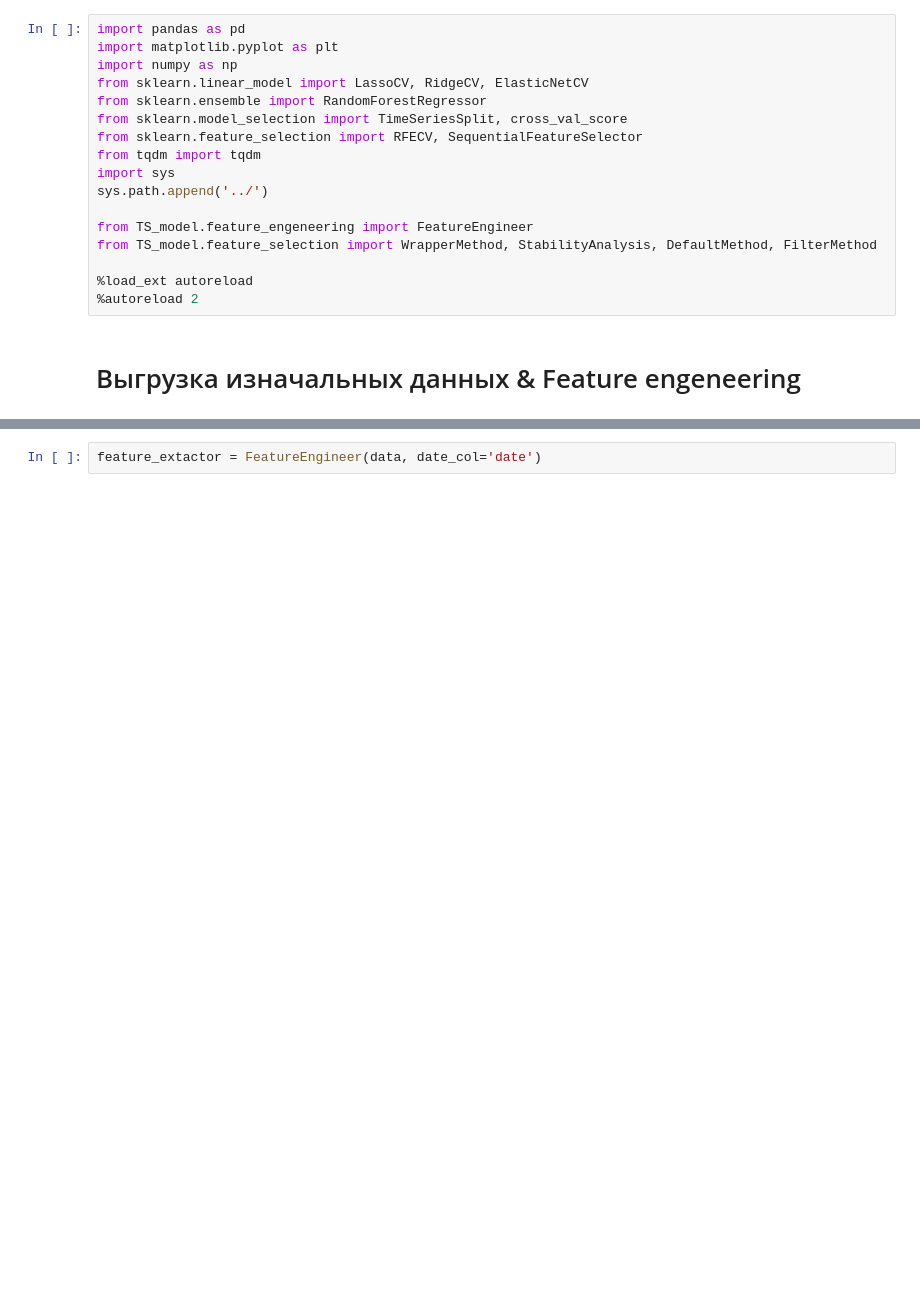
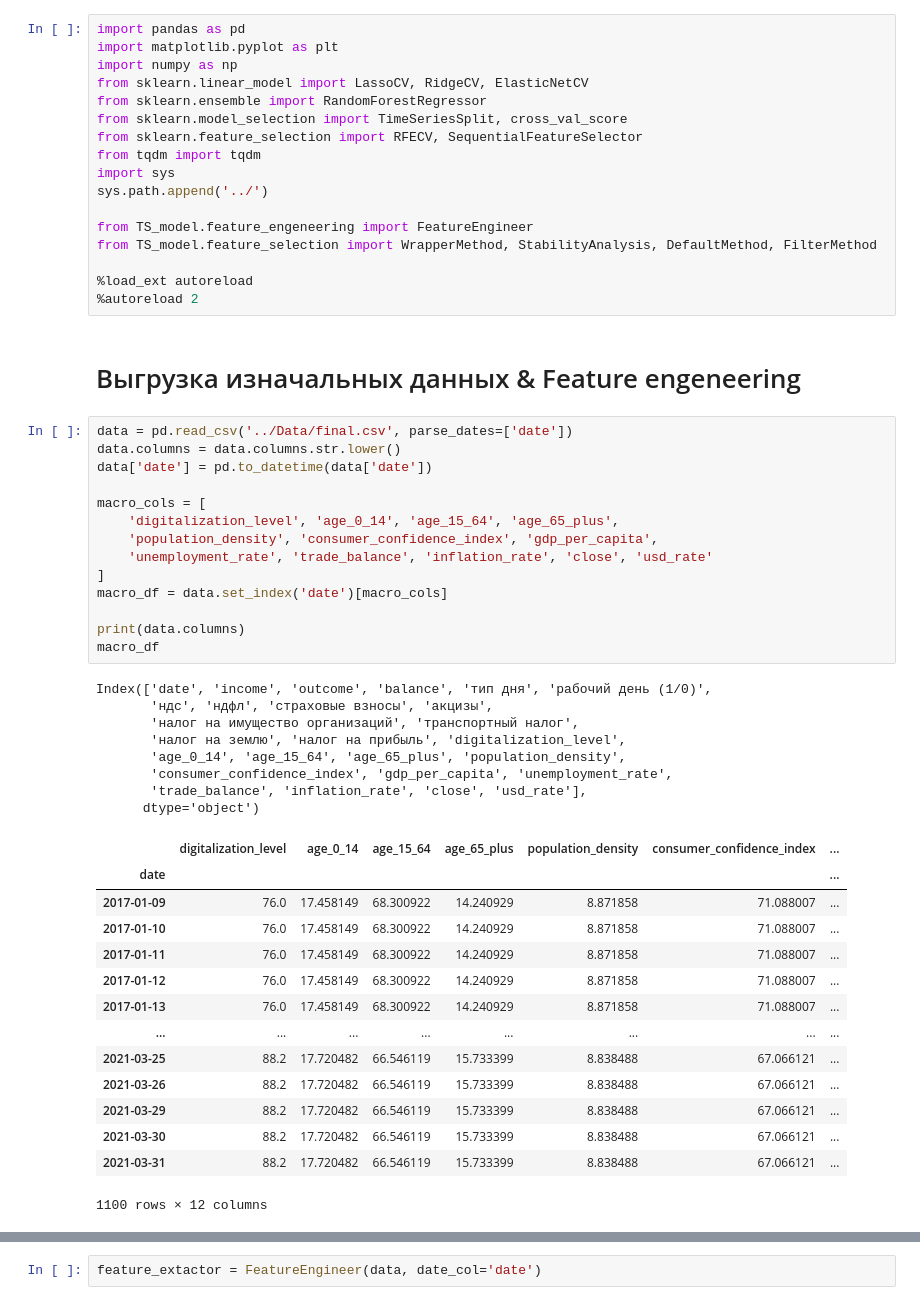
Before and after one commit to polyson28/TS_project, a Jupyter notebook: notebooks/feature_selection.ipynb, the cells around one changed output, grey strips where cells are left out. Cells and saved outputs as stored; diff of their text form; blank space fills up the shorter version.

```diff
--- a/notebooks/feature_selection.ipynb
+++ b/notebooks/feature_selection.ipynb
@@ -17,4 +17,41 @@ from TS_model.feature_selection import WrapperMethod, StabilityAnalysis, Default
 %autoreload 2
 # %% [markdown]
 # Выгрузка изначальных данных & Feature engeneering
+# %%
+data = pd.read_csv('../Data/final.csv', parse_dates=['date'])
+data.columns = data.columns.str.lower()
+data['date'] = pd.to_datetime(data['date'])
+
+macro_cols = [
+    'digitalization_level', 'age_0_14', 'age_15_64', 'age_65_plus',
+    'population_density', 'consumer_confidence_index', 'gdp_per_capita',
+    'unemployment_rate', 'trade_balance', 'inflation_rate', 'close', 'usd_rate'
+]
+macro_df = data.set_index('date')[macro_cols]
+
+print(data.columns)
+macro_df
+# %% [output]
+Index(['date', 'income', 'outcome', 'balance', 'тип дня', 'рабочий день (1/0)',
+       'ндс', 'ндфл', 'страховые взносы', 'акцизы',
+       'налог на имущество организаций', 'транспортный налог',
+       'налог на землю', 'налог на прибыль', 'digitalization_level',
+       'age_0_14', 'age_15_64', 'age_65_plus', 'population_density',
+       'consumer_confidence_index', 'gdp_per_capita', 'unemployment_rate',
+       'trade_balance', 'inflation_rate', 'close', 'usd_rate'],
+      dtype='object')
+|  | digitalization_level | age_0_14 | age_15_64 | age_65_plus | population_density | consumer_confidence_index | ... |
+| date |  |  |  |  |  |  | ... |
+| 2017-01-09 | 76.0 | 17.458149 | 68.300922 | 14.240929 | 8.871858 | 71.088007 | ... |
+| 2017-01-10 | 76.0 | 17.458149 | 68.300922 | 14.240929 | 8.871858 | 71.088007 | ... |
+| 2017-01-11 | 76.0 | 17.458149 | 68.300922 | 14.240929 | 8.871858 | 71.088007 | ... |
+| 2017-01-12 | 76.0 | 17.458149 | 68.300922 | 14.240929 | 8.871858 | 71.088007 | ... |
+| 2017-01-13 | 76.0 | 17.458149 | 68.300922 | 14.240929 | 8.871858 | 71.088007 | ... |
+| ... | ... | ... | ... | ... | ... | ... | ... |
+| 2021-03-25 | 88.2 | 17.720482 | 66.546119 | 15.733399 | 8.838488 | 67.066121 | ... |
+| 2021-03-26 | 88.2 | 17.720482 | 66.546119 | 15.733399 | 8.838488 | 67.066121 | ... |
+| 2021-03-29 | 88.2 | 17.720482 | 66.546119 | 15.733399 | 8.838488 | 67.066121 | ... |
+| 2021-03-30 | 88.2 | 17.720482 | 66.546119 | 15.733399 | 8.838488 | 67.066121 | ... |
+| 2021-03-31 | 88.2 | 17.720482 | 66.546119 | 15.733399 | 8.838488 | 67.066121 | ... |
+1100 rows × 12 columns
 # %%
```
Also changed, not shown: parts of 10 cells of this notebook, 1 other file.
